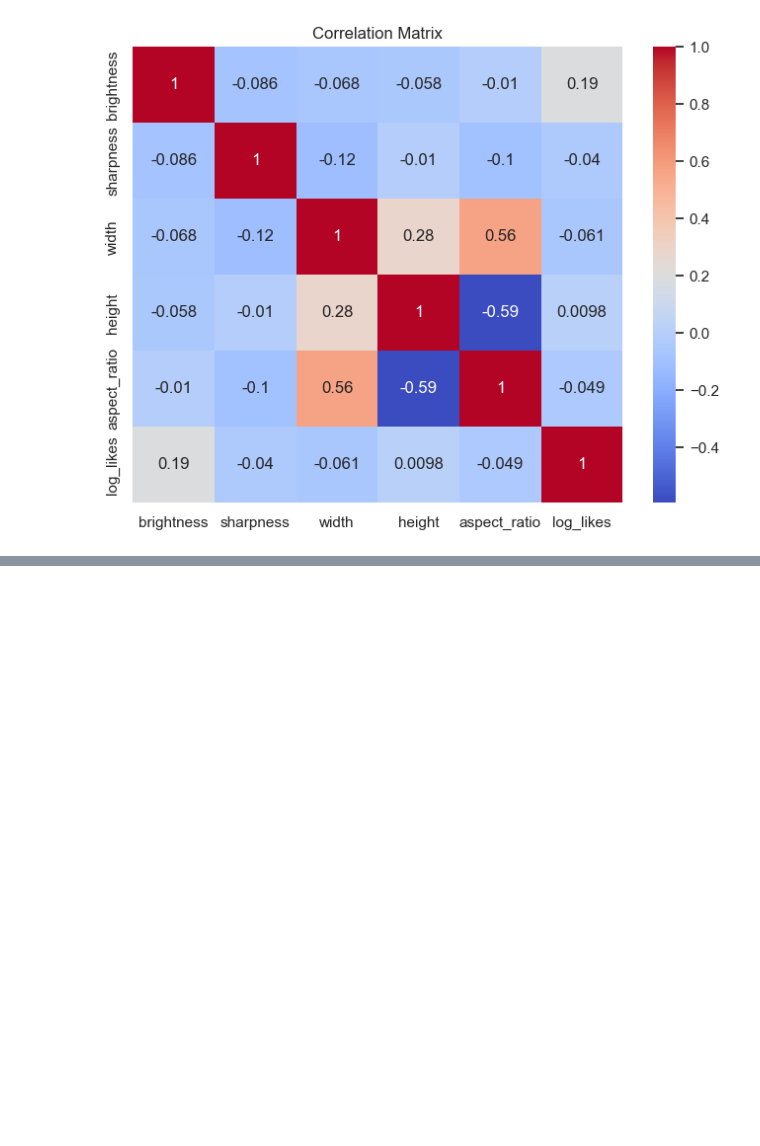
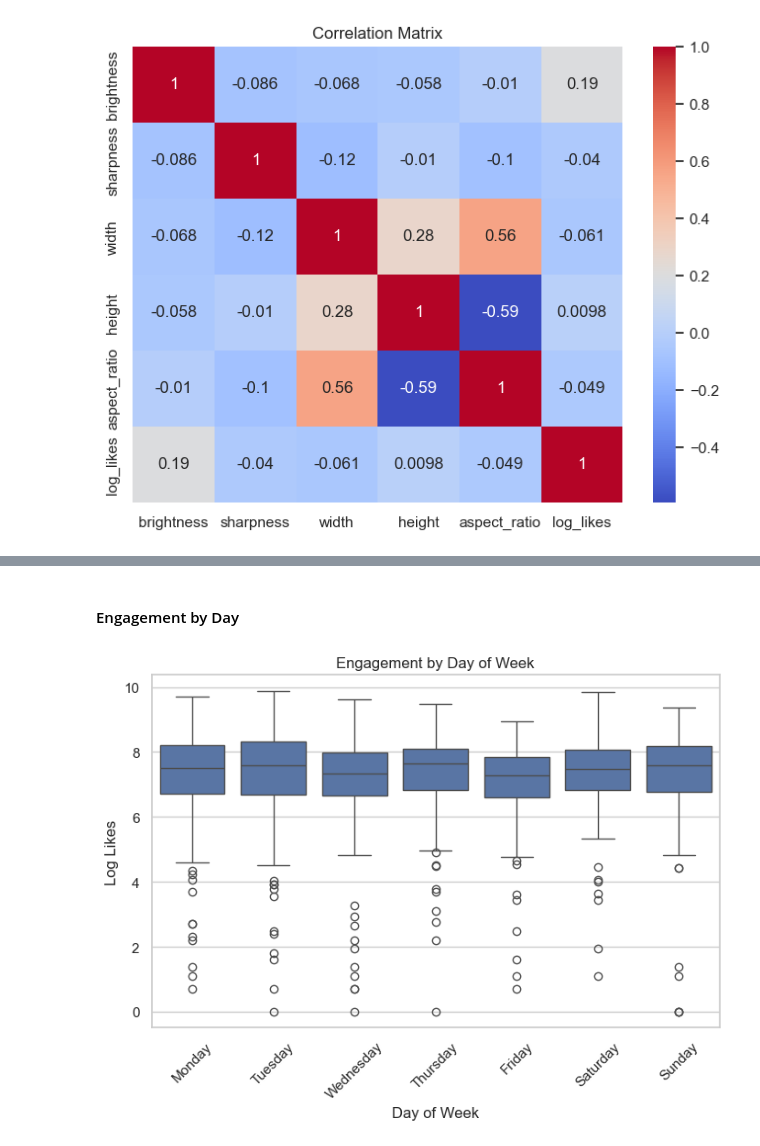
Before and after one commit to Elham-Schojaei/Techlab_Data_Science_Team3, a Jupyter notebook: notebooks/Data_Analysis.ipynb, the cells around one changed output, grey strips where cells are left out. Cells and saved outputs as stored; diff of their text form; code cells hidden in the pictures; blank space fills up the shorter version.

```diff
--- a/notebooks/Data_Analysis.ipynb
+++ b/notebooks/Data_Analysis.ipynb
@@ -206,0 +338,14 @@ plt.show()
+# %% [markdown]
+#### Engagement by Day
+# %%
+day_order = ["Monday", "Tuesday", "Wednesday", "Thursday", "Friday", "Saturday", "Sunday"]
+
+plt.figure(figsize=(8,5))
+sns.boxplot(data=data, x="day_of_week", y="log_likes", order=day_order)
+plt.title("Engagement by Day of Week")
+plt.xlabel("Day of Week")
+plt.ylabel("Log Likes")
+plt.xticks(rotation=45)
+plt.show()
+# %% [output]
+[figure, added]
```
Also changed, not shown: parts of 26 cells of this notebook, 1 other file.
